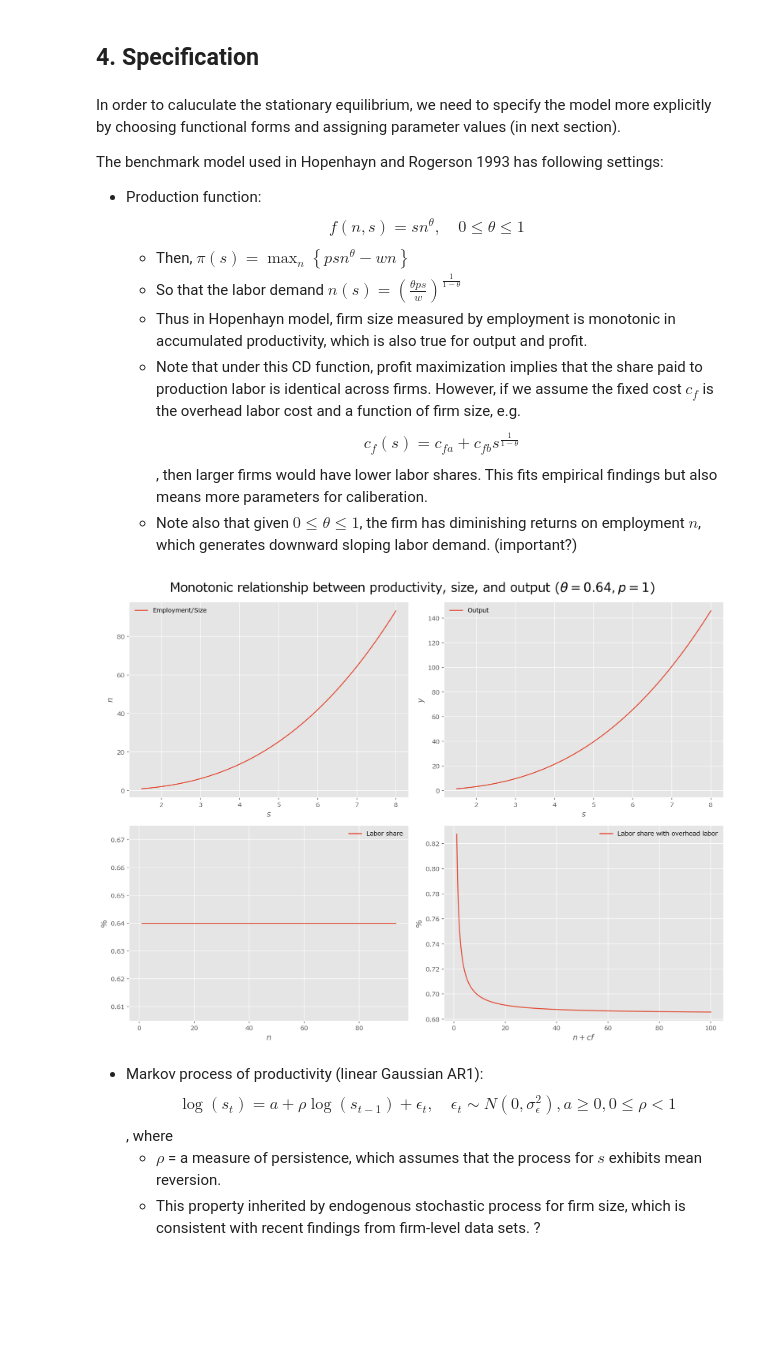
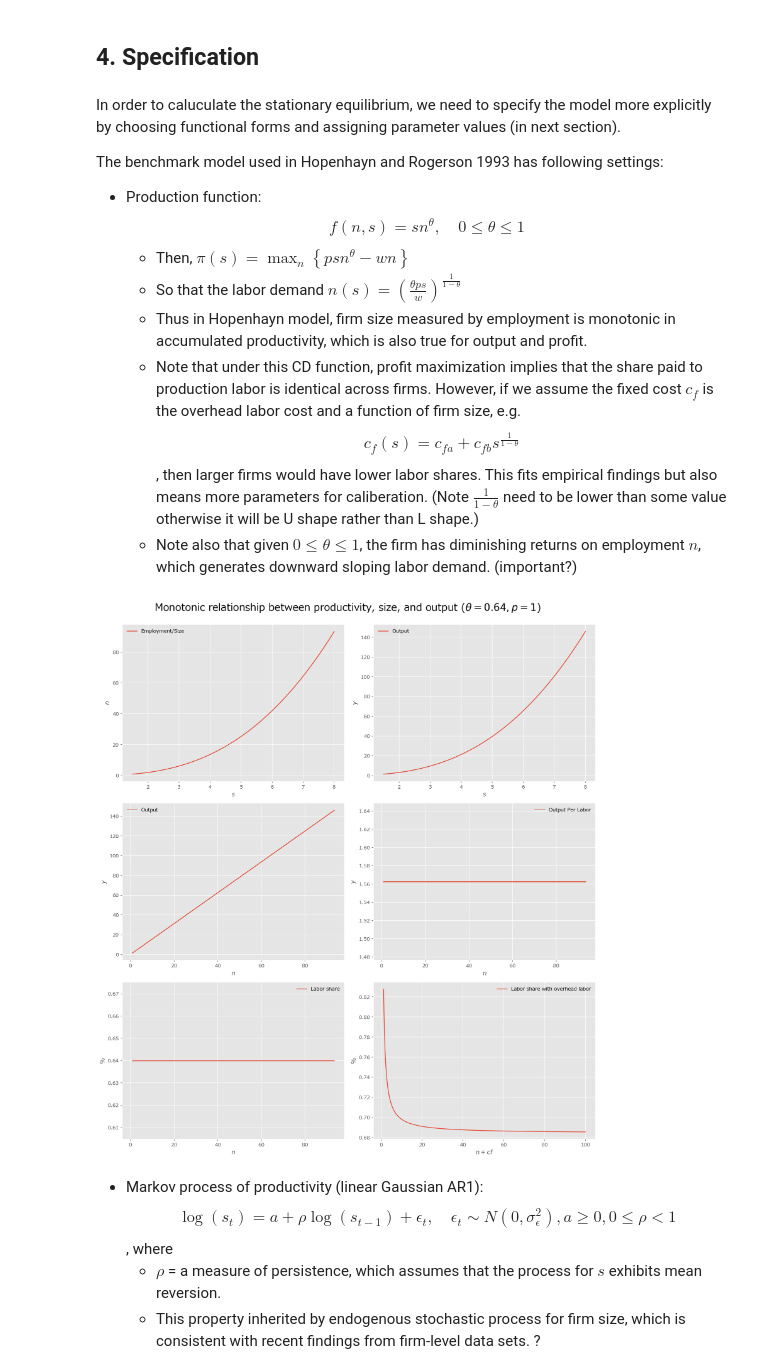
Before and after one commit to Alalalalaki/Econ-Paper-Notes, a Jupyter notebook: Macro/Hopenhayn.ipynb, the cells around one changed output. Cells and saved outputs as stored; diff of their text form; code cells hidden in the pictures; blank space fills up the shorter version.

```diff
--- a/Macro/Hopenhayn.ipynb
+++ b/Macro/Hopenhayn.ipynb
@@ -169,7 +169,7 @@ The benchmark model used in Hopenhayn and Rogerson 1993 has following settings:
     - Then, $\pi(s)=\max _{n}\left\{p s n^{\theta}-w n\right\}$
     - So that the labor demand $n(s)=\left(\frac{\theta p s}{w}\right)^{\frac{1}{1-\theta}}$
     - Thus in Hopenhayn model, firm size measured by employment is monotonic in accumulated productivity, which is also true for output and profit.
-    - Note that under this CD function, profit maximization implies that the share paid to production labor is identical across firms. However, if we assume the fixed cost $c_f$ is the overhead labor cost and a function of firm size, e.g. $$c_{f}(s)=c_{f a}+c_{f b} s^{\frac{1}{1-\theta}}$$, then larger firms would have lower labor shares. This fits empirical findings but also means more parameters for caliberation.
+    - Note that under this CD function, profit maximization implies that the share paid to production labor is identical across firms. However, if we assume the fixed cost $c_f$ is the overhead labor cost and a function of firm size, e.g. $$c_{f}(s)=c_{f a}+c_{f b} s^{\frac{1}{1-\theta}}$$, then larger firms would have lower labor shares. This fits empirical findings but also means more parameters for caliberation. (Note ${\frac{1}{1-\theta}}$ need to be lower than some value otherwise it will be U shape rather than L shape.)
     - Note also that given $0 \leq \theta \leq 1$, the firm has diminishing returns on employment $n$, which generates downward sloping labor demand. (important?)
 # %%
 p = 1
@@ -177,43 +177,52 @@ p = 1
 cf_a = 0.2
 cf_b = 0.02
 
 def n(s):
     return (θ*p*s)**(1/(1-θ))
 
 def f(s):
     return s*(n(s)**θ)
 
 def cf(s):
     return cf_a + cf_b *(s**(1/(1-θ)))
 
-fig, ax = plt.subplots(2, 2, figsize=(14,10))
+fig, ax = plt.subplots(3, 2, figsize=(14,15))
 ss = np.linspace(1.5,8,200)
 ax[0,0].plot(ss, n(ss), label="Employment/Size" )
 ax[0,0].legend()
 ax[0,0].set_xlabel('$s$')
 ax[0,0].set_ylabel('$n$')
 ax[0,1].plot(ss, f(ss), label="Output")
 ax[0,1].legend()
 ax[0,1].set_ylabel('$y$')
 ax[0,1].set_xlabel('$s$')
 
+ax[1,0].plot(n(ss), f(ss), label="Output")
+ax[1,0].legend()
+ax[1,0].set_ylabel('$y$')
+ax[1,0].set_xlabel('$n$')
+ax[1,1].plot(n(ss), f(ss)/n(ss), label="Output Per Labor")
+ax[1,1].legend()
+ax[1,1].set_ylabel('$y$')
+ax[1,1].set_xlabel('$n$')
+
 labor_share = n(ss)/(f(ss)*p)
 labor_share_with_cf = (n(ss) + cf(ss))/(f(ss)*p)
 
-ax[1,0].plot(n(ss), labor_share, label="Labor share")
-ax[1,0].set_ylabel('%')
-ax[1,0].set_xlabel('$n$')
-ax[1,0].legend()
-ax[1,1].plot(n(ss)+cf(ss), labor_share_with_cf, label="Labor share with overhead labor")
-ax[1,1].set_ylabel('%')
-ax[1,1].set_xlabel('$n+cf$')
-ax[1,1].legend()
+ax[2,0].plot(n(ss), labor_share, label="Labor share")
+ax[2,0].set_ylabel('%')
+ax[2,0].set_xlabel('$n$')
+ax[2,0].legend()
+ax[2,1].plot(n(ss)+cf(ss), labor_share_with_cf, label="Labor share with overhead labor")
+ax[2,1].set_ylabel('%')
+ax[2,1].set_xlabel('$n+cf$')
+ax[2,1].legend()
 
 plt.tight_layout()
 plt.suptitle(f"Monotonic relationship between productivity, size, and output ($θ={θ}, p={p}$)",
             y=1.03, fontsize=20);
 # %% [output]
-[figure, old version]
+[figure, new version]
 # %% [markdown]
 - Markov process of productivity (linear Gaussian AR1): $$\log \left(s_{t}\right)=a+\rho \log \left(s_{t-1}\right)+\epsilon_{t}, \quad \epsilon_{t} \sim N\left(0, \sigma_{\epsilon}^{2}\right), a \geq 0,0 \leq \rho<1$$, where
     - $\rho$ = a measure of persistence, which assumes that the process for $s$ exhibits mean reversion.
```
Also changed, not shown: 4 other files.
